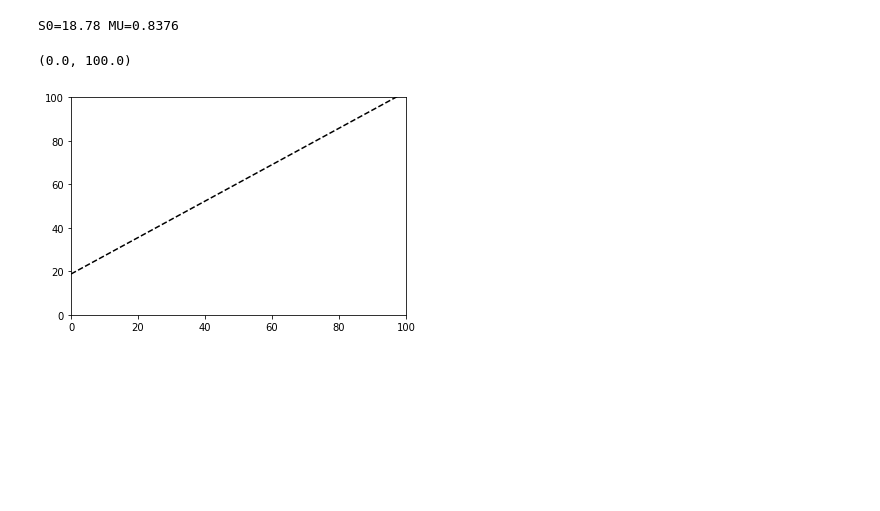
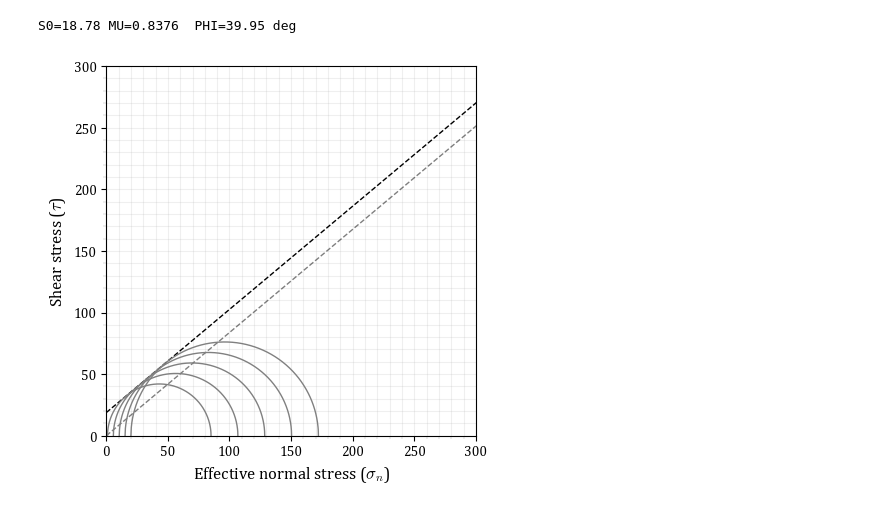
Before and after one commit to rebpoli/Doutorado, a Jupyter notebook: PGE383-AdvGeomec/HW7/HW7.ipynb, the cells around one changed output. Cells and saved outputs as stored; diff of their text form; code cells hidden in the pictures; blank space fills up the shorter version.

```diff
--- a/PGE383-AdvGeomec/HW7/HW7.ipynb
+++ b/PGE383-AdvGeomec/HW7/HW7.ipynb
@@ -9,7 +56,28 @@ df["Sig1_MPa"] = df.S1_MPa - df.Pp_MPa
 # Filter values beyond the linearity
 df = df[df.Sig3_MPa < 100]
 
+df["I1_MPa"] = df.Sig1_MPa + 2*df.Sig3_MPa
+s1=df.Sig1_MPa
+s3=df.Sig3_MPa
+df["J2_MPa2"] = 1/6*( 2 * (s1-s3)**2 )
+df["sqrt_J2_MPa"] = np.sqrt(df.J2_MPa2)
+
+
 fig, ax = plt.subplots()
 for name, g in df.groupby('S3_MPa'):
     ax.scatter(g.Pp_MPa, g.S1_MPa)
+
+from scipy.stats import linregress
+Q, UCS, r_value, p_value, std_err = linregress( df.Sig3_MPa, df.Sig1_MPa )
+Sig1_fit = np.linspace(0,100,10)
+Sig3_fit = Sig1_fit * Q + UCS
+
+fig, ax = plt.subplots()
+ax.scatter(df.Sig3_MPa, df.Sig1_MPa)
+ax.plot(Sig1_fit, Sig3_fit, ls='--', color='k')
+ax.set_xlim(0,150)
+ax.set_ylim(0,600)
+
+print(f"UCS={UCS:.2f} MPa q={Q:.4f}")
+df
 # %% [output]
@@ -37,17 +103,27 @@ UCS=80.44 MPa q=4.5881
 # %%
 S0 = UCS / 2 / np.sqrt(Q)
 MU = (Q-1) / 2 / np.sqrt(Q)
 
-print(f"S0={S0:.2f} MU={MU:.4f}")
+PHI = np.arctan(MU)
 
-xshear=np.linspace(0,100,10)
-yshear=S0 + MU * xshear
+print(f"S0={S0:.2f} MU={MU:.4f}  PHI={PHI*180/np.pi:.2f} deg")
+
+sign=np.linspace(0,400,10)
+tau = S0 + MU * sign
 
 fig, ax = plt.subplots()
-ax.plot(xshear, yshear, ls='--', color='k')
-ax.set_xlim(0,100)
-ax.set_ylim(0,100)
+ax.plot(sign, tau, ls='--', color='k')
+ax.plot(sign, tau-S0, ls='--', color='k', alpha=0.5)
+ax.set_xlim(0,300)
+ax.set_ylim(0,300)
+
+sig1_sig3 = Q
+for sig3 in np.linspace(1,20,5) :
+#    sig1 = sig1_sig3 * ( sig3 + S0 )
+    sig1 = sig1_sig3 * ( sig3 + S0/MU ) - S0/MU
+    mohr2d(sig1, sig3, ax)
+
+ax.set_aspect('equal', 'box')
 # %% [output]
-S0=18.78 MU=0.8376
+S0=18.78 MU=0.8376  PHI=39.95 deg
-(0.0, 100.0)
-[figure, old version]
+[figure, new version]
```
Also changed, not shown: parts of 15 cells of this notebook, 2 other files.
